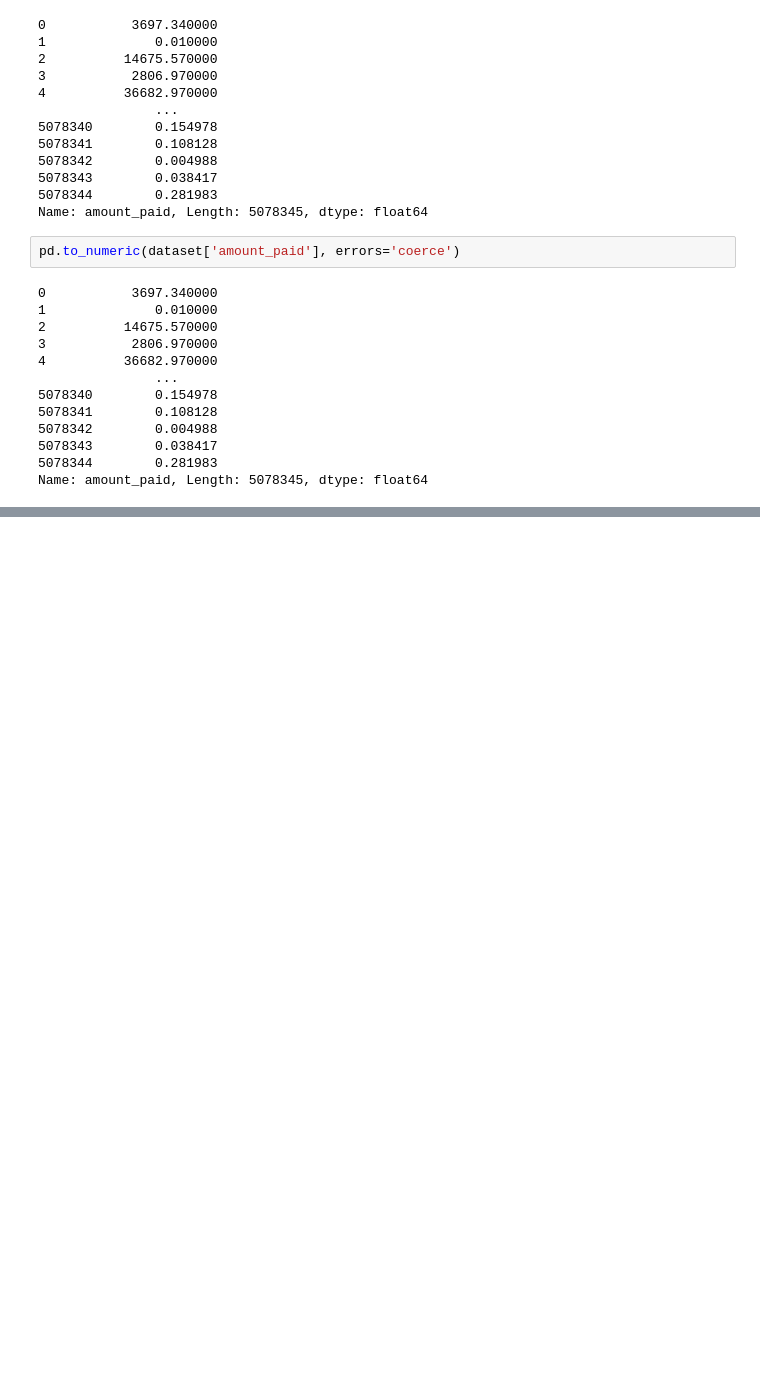
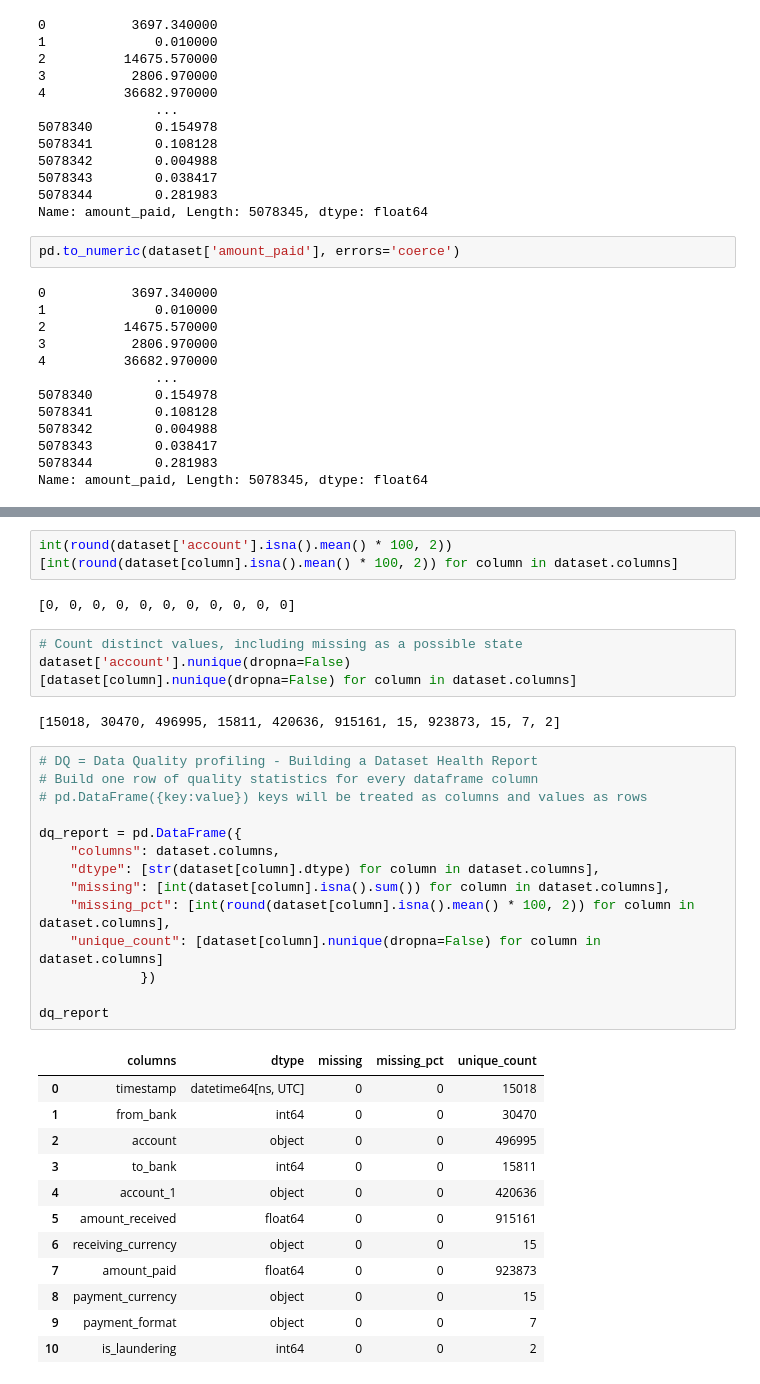
Before and after one commit to Hackveda/AI-Powered-Risk-Assessment-for-Financial-Compliance, a Jupyter notebook: AML 4 Level Analytics.ipynb, the cells around one changed output, grey strips where cells are left out. Drawn from its saved outputs; the diff is of its cells as text; blank space fills up the shorter version.

Commit message:
Code and Data Updated

```diff
--- a/AML 4 Level Analytics.ipynb
+++ b/AML 4 Level Analytics.ipynb
@@ -382,0 +413,38 @@ Name: amount_paid, Length: 5078345, dtype: float64
+# %%
+int(round(dataset['account'].isna().mean() * 100, 2))
+[int(round(dataset[column].isna().mean() * 100, 2)) for column in dataset.columns]
+# %% [output]
+[0, 0, 0, 0, 0, 0, 0, 0, 0, 0, 0]
+# %%
+# Count distinct values, including missing as a possible state
+dataset['account'].nunique(dropna=False)
+[dataset[column].nunique(dropna=False) for column in dataset.columns]
+# %% [output]
+[15018, 30470, 496995, 15811, 420636, 915161, 15, 923873, 15, 7, 2]
+# %%
+# DQ = Data Quality profiling - Building a Dataset Health Report
+# Build one row of quality statistics for every dataframe column
+# pd.DataFrame({key:value}) keys will be treated as columns and values as rows
+
+dq_report = pd.DataFrame({
+    "columns": dataset.columns,
+    "dtype": [str(dataset[column].dtype) for column in dataset.columns],
+    "missing": [int(dataset[column].isna().sum()) for column in dataset.columns],
+    "missing_pct": [int(round(dataset[column].isna().mean() * 100, 2)) for column in dataset.columns],
+    "unique_count": [dataset[column].nunique(dropna=False) for column in dataset.columns]
+             })
+
+dq_report
+# %% [output]
+|  | columns | dtype | missing | missing_pct | unique_count |
+| 0 | timestamp | datetime64[ns, UTC] | 0 | 0 | 15018 |
+| 1 | from_bank | int64 | 0 | 0 | 30470 |
+| 2 | account | object | 0 | 0 | 496995 |
+| 3 | to_bank | int64 | 0 | 0 | 15811 |
+| 4 | account_1 | object | 0 | 0 | 420636 |
+| 5 | amount_received | float64 | 0 | 0 | 915161 |
+| 6 | receiving_currency | object | 0 | 0 | 15 |
+| 7 | amount_paid | float64 | 0 | 0 | 923873 |
+| 8 | payment_currency | object | 0 | 0 | 15 |
+| 9 | payment_format | object | 0 | 0 | 7 |
+| 10 | is_laundering | int64 | 0 | 0 | 2 |
```
Also changed, not shown: parts of 4 cells of this notebook, 1 other file.
